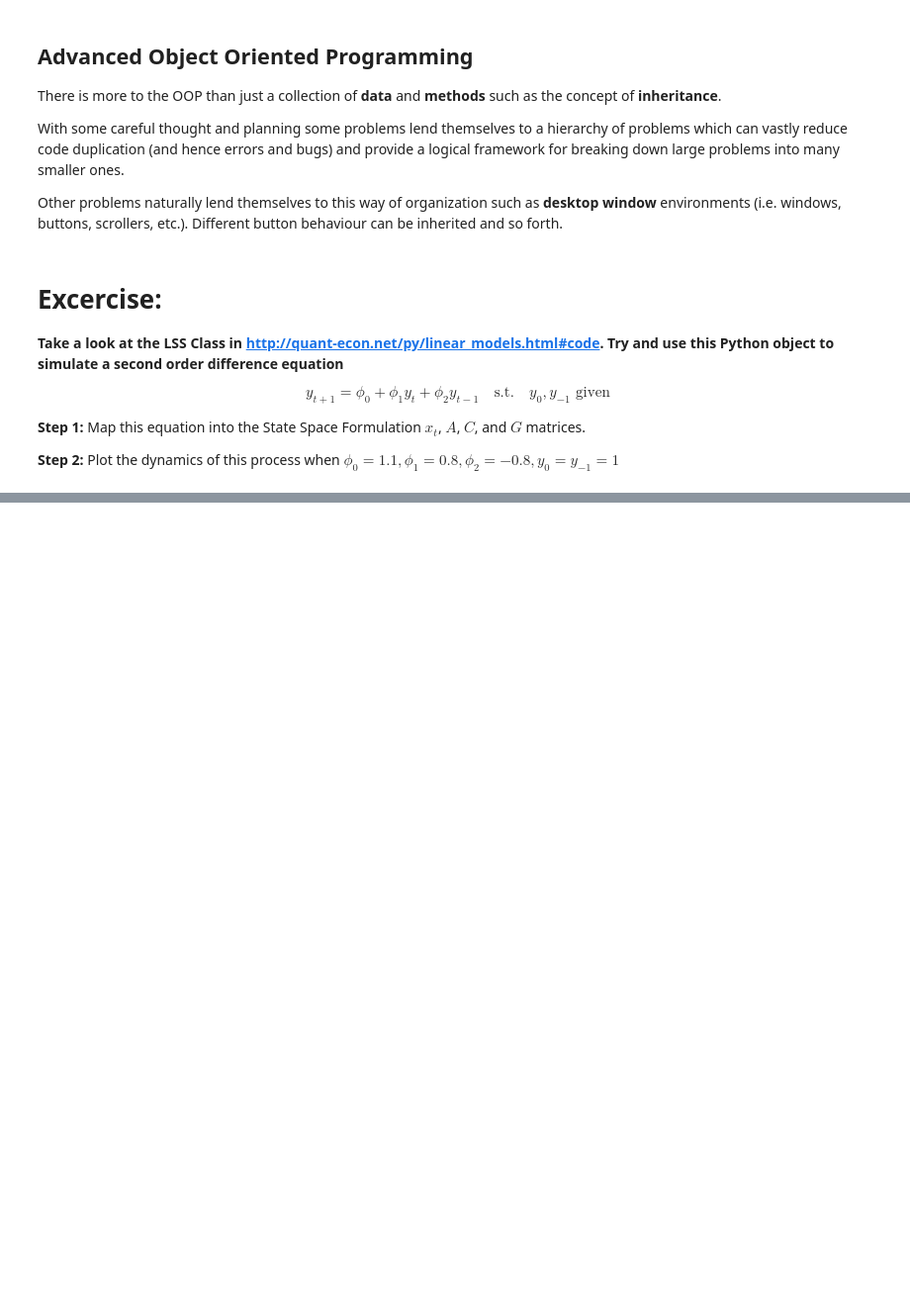
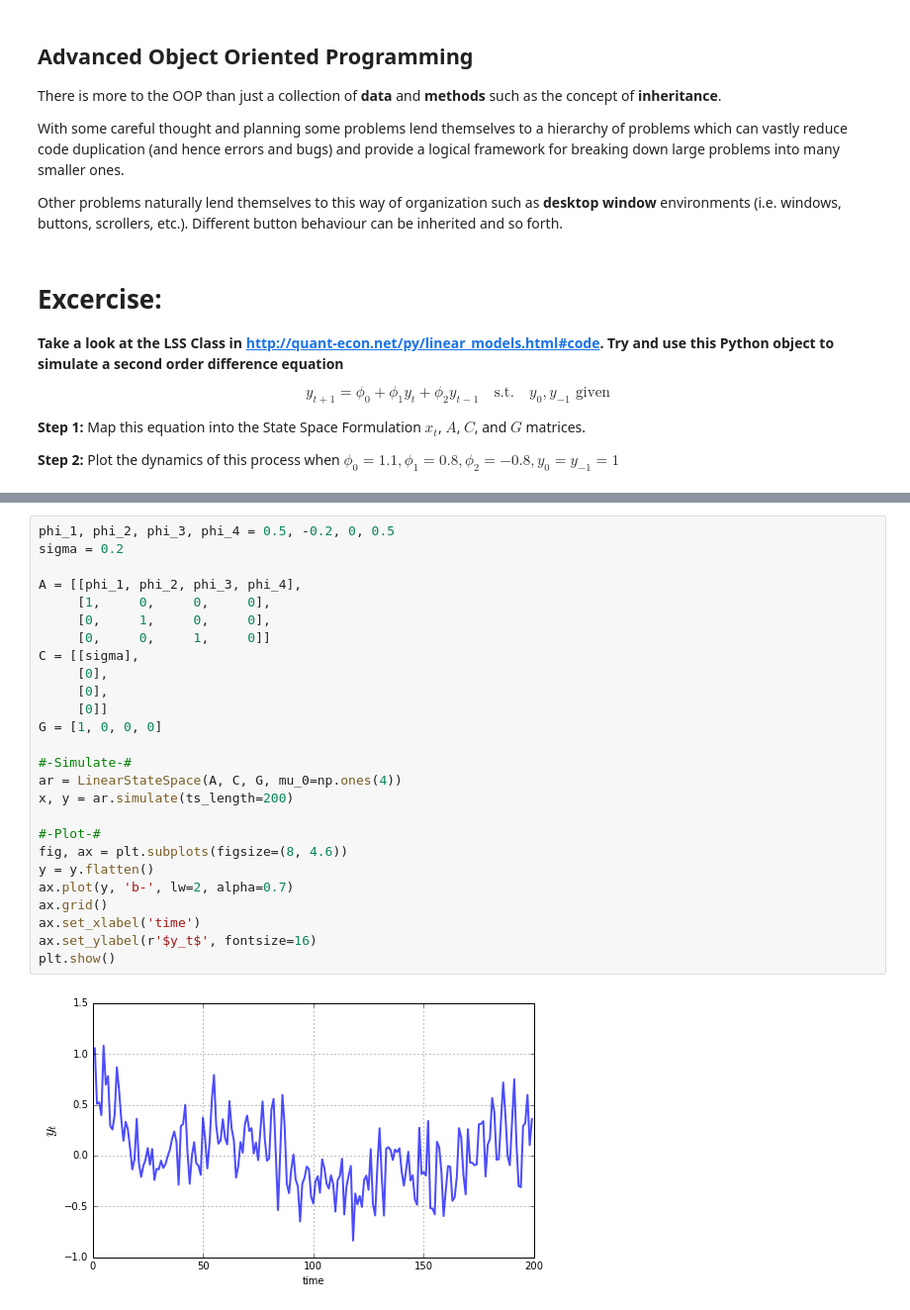
Before and after one commit to mmcky/nyu-econ-370, a Jupyter notebook: notebooks/intro-object-oriented-programming.ipynb, the cells around one changed output, grey strips where cells are left out. Shown at 99% size. Drawn from its saved outputs; the diff is of its cells as text; blank space fills up the shorter version.

```diff
--- a/notebooks/intro-object-oriented-programming.ipynb
+++ b/notebooks/intro-object-oriented-programming.ipynb
@@ -435,0 +565,28 @@ $$
+# %%
+phi_1, phi_2, phi_3, phi_4 = 0.5, -0.2, 0, 0.5
+sigma = 0.2
+
+A = [[phi_1, phi_2, phi_3, phi_4],
+     [1,     0,     0,     0],
+     [0,     1,     0,     0],
+     [0,     0,     1,     0]]
+C = [[sigma],
+     [0],
+     [0],
+     [0]]
+G = [1, 0, 0, 0]
+
+#-Simulate-#
+ar = LinearStateSpace(A, C, G, mu_0=np.ones(4))
+x, y = ar.simulate(ts_length=200)
+
+#-Plot-#
+fig, ax = plt.subplots(figsize=(8, 4.6))
+y = y.flatten()
+ax.plot(y, 'b-', lw=2, alpha=0.7)
+ax.grid()
+ax.set_xlabel('time')
+ax.set_ylabel(r'$y_t$', fontsize=16)
+plt.show()
+# %% [output]
+[figure, added]
```
Also changed, not shown: parts of 15 cells of this notebook.
